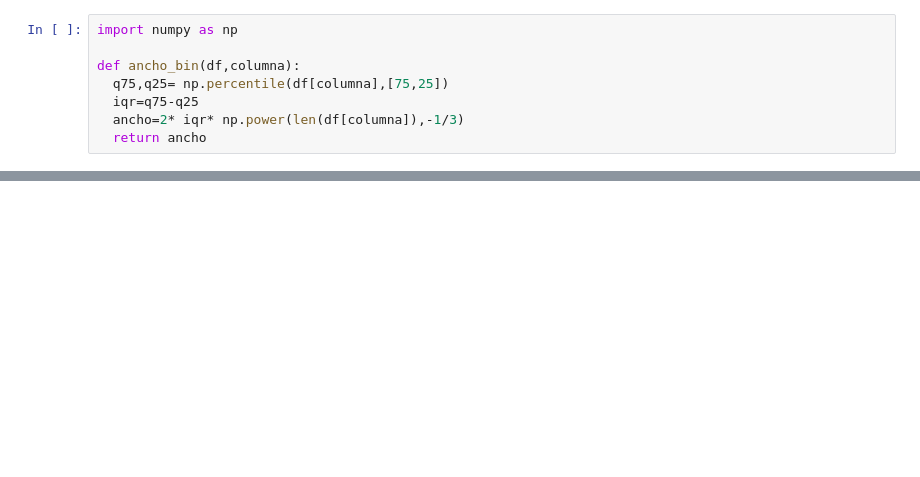
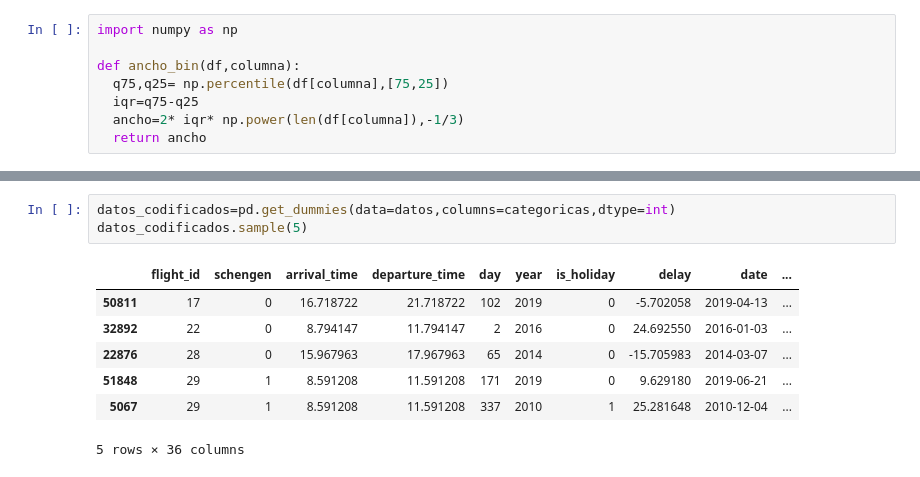
Before and after one commit to Ivan8Garcia/data-science, a Jupyter notebook: optimizacion_aeroportuaria.ipynb, the cells around one changed output, grey strips where cells are left out. Saved outputs shown, nothing was run; the diff lists cells and outputs as text; blank space fills up the shorter version.

```diff
--- a/optimizacion_aeroportuaria.ipynb
+++ b/optimizacion_aeroportuaria.ipynb
@@ -162,0 +268,11 @@ plt.show()
+# %%
+datos_codificados=pd.get_dummies(data=datos,columns=categoricas,dtype=int)
+datos_codificados.sample(5)
+# %% [output]
+|  | flight_id | schengen | arrival_time | departure_time | day | year | is_holiday | delay | date | ... |
+| 50811 | 17 | 0 | 16.718722 | 21.718722 | 102 | 2019 | 0 | -5.702058 | 2019-04-13 | ... |
+| 32892 | 22 | 0 | 8.794147 | 11.794147 | 2 | 2016 | 0 | 24.692550 | 2016-01-03 | ... |
+| 22876 | 28 | 0 | 15.967963 | 17.967963 | 65 | 2014 | 0 | -15.705983 | 2014-03-07 | ... |
+| 51848 | 29 | 1 | 8.591208 | 11.591208 | 171 | 2019 | 0 | 9.629180 | 2019-06-21 | ... |
+| 5067 | 29 | 1 | 8.591208 | 11.591208 | 337 | 2010 | 1 | 25.281648 | 2010-12-04 | ... |
+5 rows × 36 columns
```
Also changed, not shown: parts of 18 cells of this notebook.
